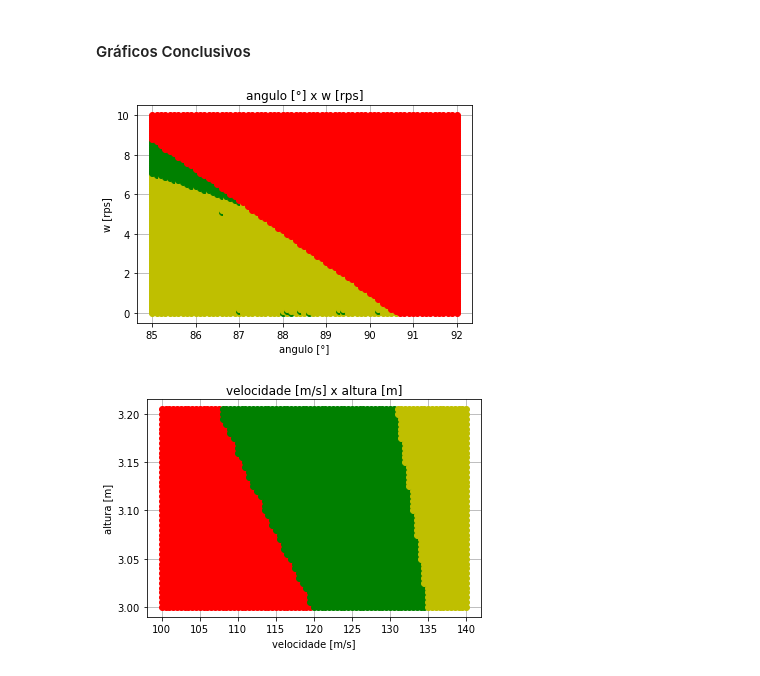
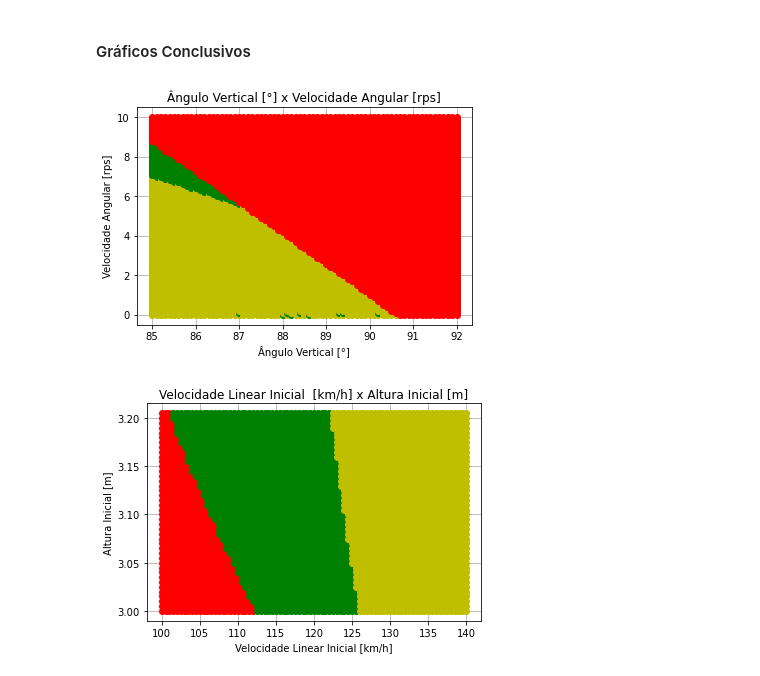
Before and after one commit to dourado-rafa/ModssimProjeto3, a Jupyter notebook: bola_de_volei_principal.ipynb, the cells around one changed output. Cells and saved outputs as stored; diff of their text form; code cells hidden in the pictures.

```diff
--- a/bola_de_volei_principal.ipynb
+++ b/bola_de_volei_principal.ipynb
@@ -355,13 +355,13 @@ for angulo in tetha_lista:
         cor = verifica(posX, posZ)
         plt.plot(angulo, valor, cor)
 
-plt.title("angulo [°] x w [rps]")
-plt.xlabel('angulo [°]')
-plt.ylabel('w [rps]')
+plt.title("Ângulo Vertical [°] x Velocidade Angular [rps]")
+plt.xlabel('Ângulo Vertical [°]')
+plt.ylabel('Velocidade Angular [rps]')
 plt.grid()
 plt.show()
 # %% [output]
-[figure, old version]
+[figure, new version]
 # %%
 # Gráfico Conclusivo 2:
 
@@ -371,35 +371,35 @@ dh = 0.005 # variação da altura
 h_lista = np.arange(3, 3.2+dh, dh)
 
 # Redefinindo os ângulos iniciais
 tetha = radians(85) # Ângulo vertical
 alpha = radians(15) # Ângulo horizontal
 
 # Redefinindo a velocidade angular
-w = 8*(2*pi) # dado em [RPS] transformado em [rad]
+w = 7*(2*pi) # dado em [RPS] transformado em [rad]
 wx = -w*sin(tetha)*sin(alpha)
 wy = w*sin(tetha)*cos(alpha)
 wz = w*cos(tetha)
 w_vetor = np.array([wx, wy, wz]) # Compondo o Vetor da velocidade angular
 
 for v in v_lista:
     v0 = v/3.6 # dado em [km/h] transformado em [m/s]
     vx0 = v0*sin(tetha)*cos(alpha)
     vy0 = v0*sin(tetha)*sin(alpha)
     vz0 = v0*cos(tetha)
     for h in h_lista:
         z0 = h
         info_0 = [x0, y0, z0, vx0, vy0, vz0]
         info = odeint(modelo, info_0, t_lista)
         posX = info[:,0]
         posY = info[:,1]
         posZ = info[:,2]
         cor = verifica(posX, posZ)
         plt.plot(v, h, cor)
 
-plt.title("velocidade [m/s] x altura [m]")
-plt.xlabel('velocidade [m/s]')
-plt.ylabel('altura [m]')
+plt.title("Velocidade Linear Inicial  [km/h] x Altura Inicial [m]")
+plt.xlabel('Velocidade Linear Inicial [km/h]')
+plt.ylabel('Altura Inicial [m]')
 plt.grid()
 plt.show()
 # %% [output]
-[figure, old version]
+[figure, new version]
```
Also changed, not shown: 1 other file.
